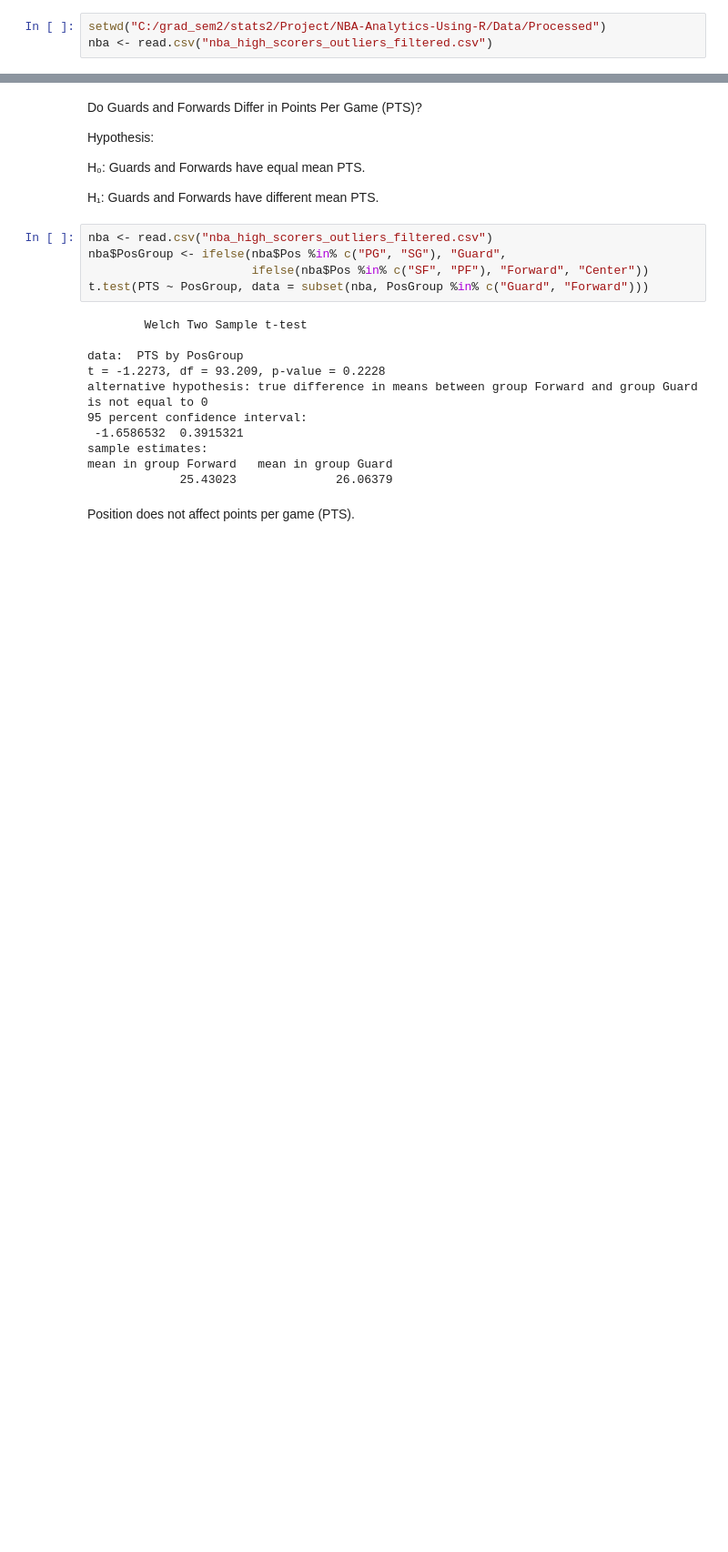
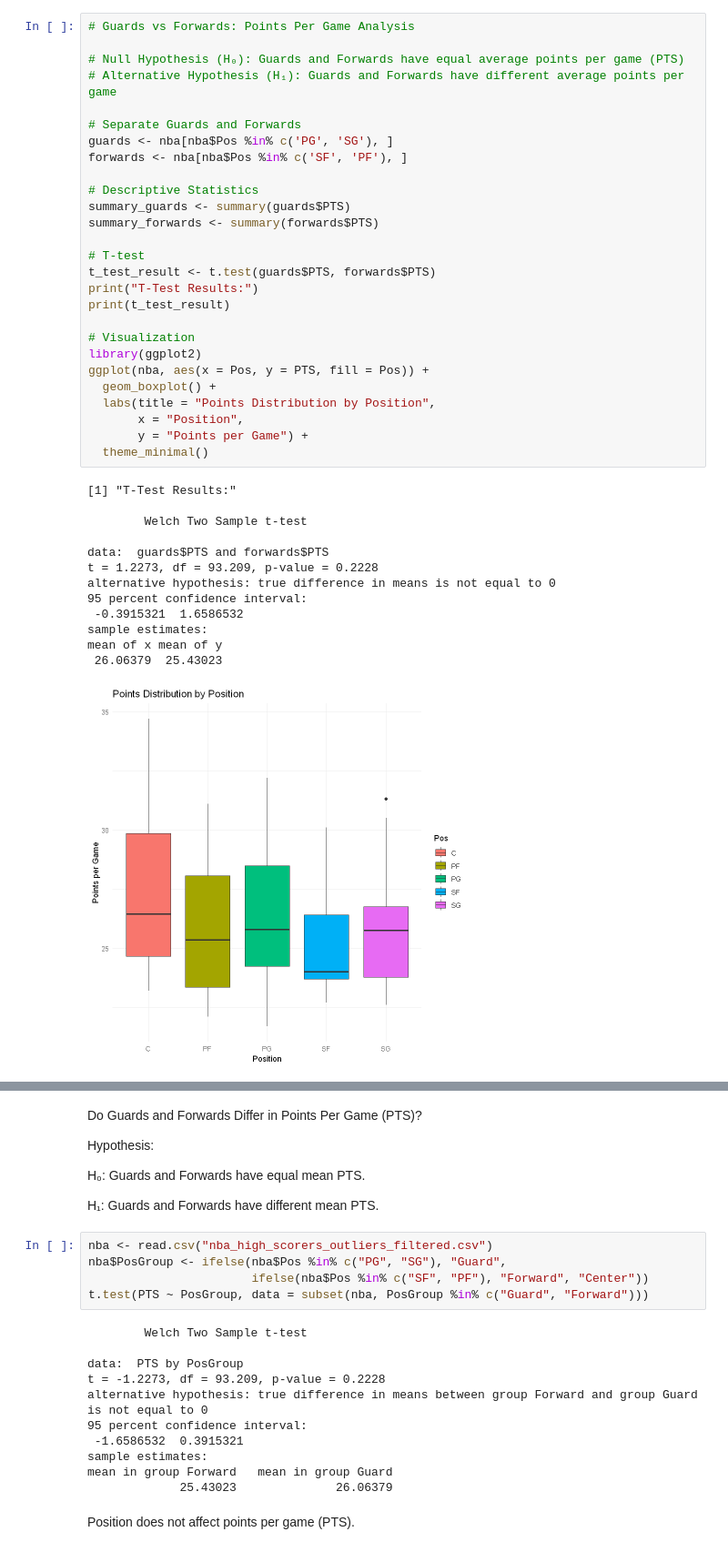
Before and after one commit to prnv19/NBA-Analytics-Using-R, a Jupyter notebook: EDA.ipynb, the cells around one changed output, grey strips where cells are left out. Shown at 91% size. Drawn from its saved outputs; the diff is of its cells as text; blank space fills up the shorter version.

```diff
--- a/EDA.ipynb
+++ b/EDA.ipynb
@@ -89,3 +8,41 @@ AllStarSelection           Salary
-# %%
-setwd("C:/grad_sem2/stats2/Project/NBA-Analytics-Using-R/Data/Processed")
-nba <- read.csv("nba_high_scorers_outliers_filtered.csv")
+# %%
+# Guards vs Forwards: Points Per Game Analysis
+
+# Null Hypothesis (H₀): Guards and Forwards have equal average points per game (PTS)
+# Alternative Hypothesis (H₁): Guards and Forwards have different average points per game
+
+# Separate Guards and Forwards
+guards <- nba[nba$Pos %in% c('PG', 'SG'), ]
+forwards <- nba[nba$Pos %in% c('SF', 'PF'), ]
+
+# Descriptive Statistics
+summary_guards <- summary(guards$PTS)
+summary_forwards <- summary(forwards$PTS)
+
+# T-test
+t_test_result <- t.test(guards$PTS, forwards$PTS)
+print("T-Test Results:")
+print(t_test_result)
+
+# Visualization
+library(ggplot2)
+ggplot(nba, aes(x = Pos, y = PTS, fill = Pos)) +
+  geom_boxplot() +
+  labs(title = "Points Distribution by Position",
+       x = "Position",
+       y = "Points per Game") +
+  theme_minimal()
+# %% [output]
+[1] "T-Test Results:"
+
+        Welch Two Sample t-test
+
+data:  guards$PTS and forwards$PTS
+t = 1.2273, df = 93.209, p-value = 0.2228
+alternative hypothesis: true difference in means is not equal to 0
+95 percent confidence interval:
+ -0.3915321  1.6586532
+sample estimates:
+mean of x mean of y
+ 26.06379  25.43023
+[figure, added]
```
Also changed, not shown: parts of 11 cells of this notebook.
